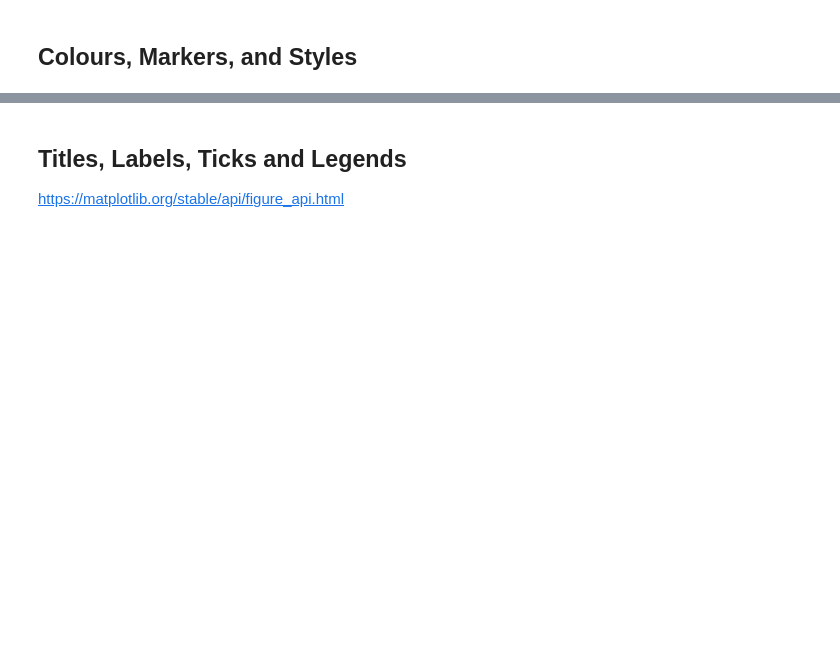
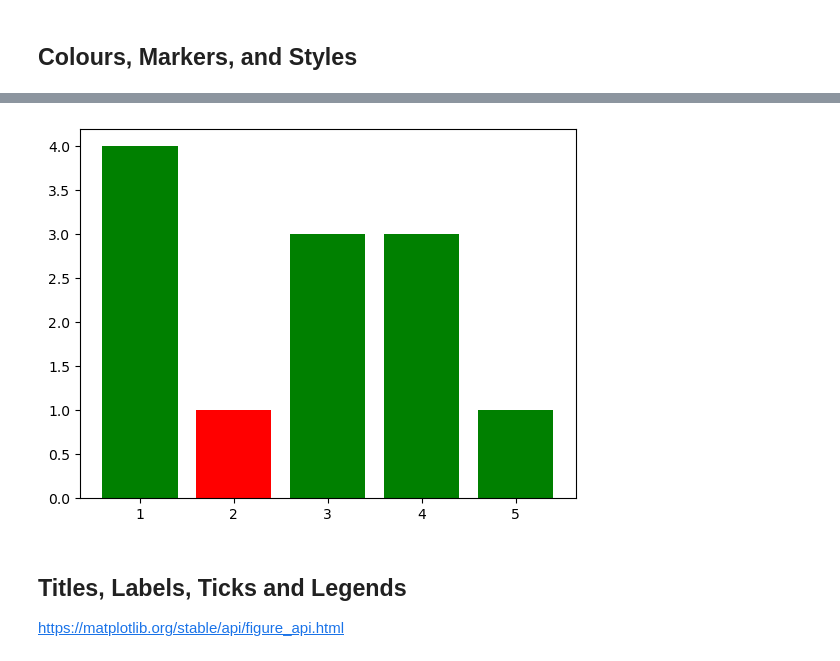
Before and after one commit to rezabmirzaei/python-bootcamp, a Jupyter notebook: Lesson 15/4.3 Creating Graphs - matplotlib.ipynb, the cells around one changed output, grey strips where cells are left out. Saved outputs shown, nothing was run; the diff lists cells and outputs as text; code cells hidden in the pictures; blank space fills up the shorter version.

```diff
--- a/Lesson 15/4.3 Creating Graphs - matplotlib.ipynb
+++ b/Lesson 15/4.3 Creating Graphs - matplotlib.ipynb
@@ -114,3 +141,17 @@ ax.plot(x, y, drawstyle="steps")
+# %%
+# Conditional coloring
+# Some dummy data
+x = [1, 2, 3, 4, 5]
+y = [4, 1, 3, 3, 1]
+
+# Create a list of color codes, based on some condition of the data
+colors = ["g" if i != 2 else "r" for i in x]
+
+# Pass colors-list to matplotlib
+plt.bar(x, y, color=colors)
+plt.show()
+# %% [output]
+[figure, added]
 # %% [markdown]
 ## Titles, Labels, Ticks and Legends
 
```
Also changed, not shown: parts of 11 cells of this notebook, 1 other file.
